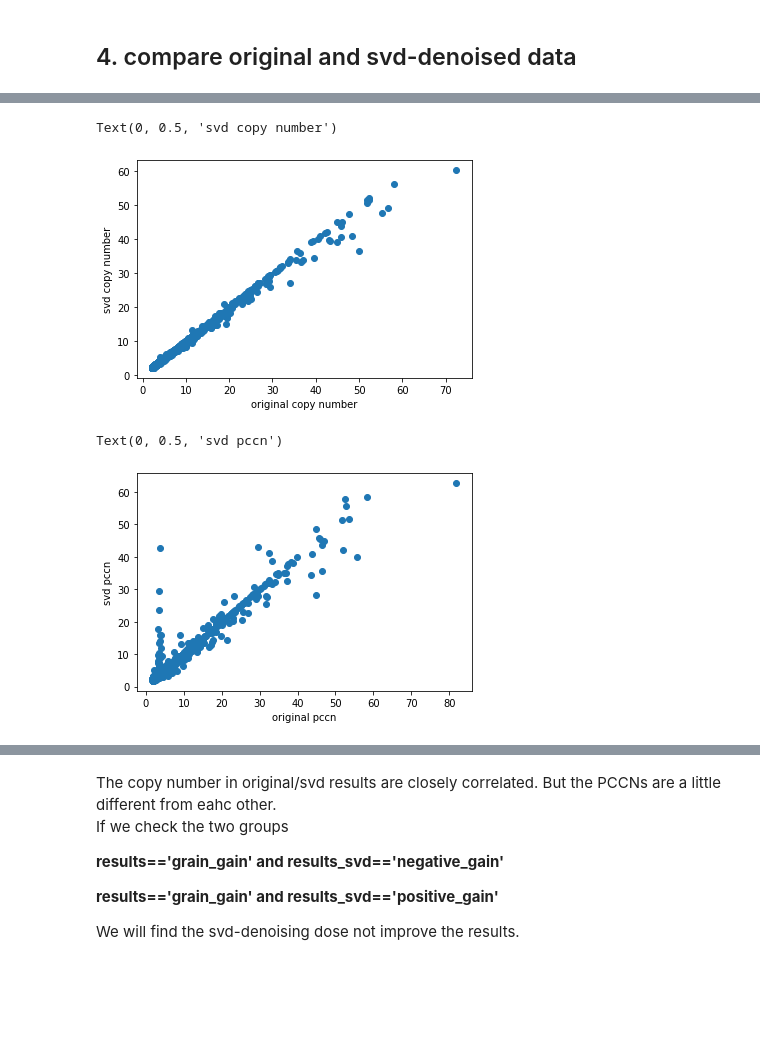
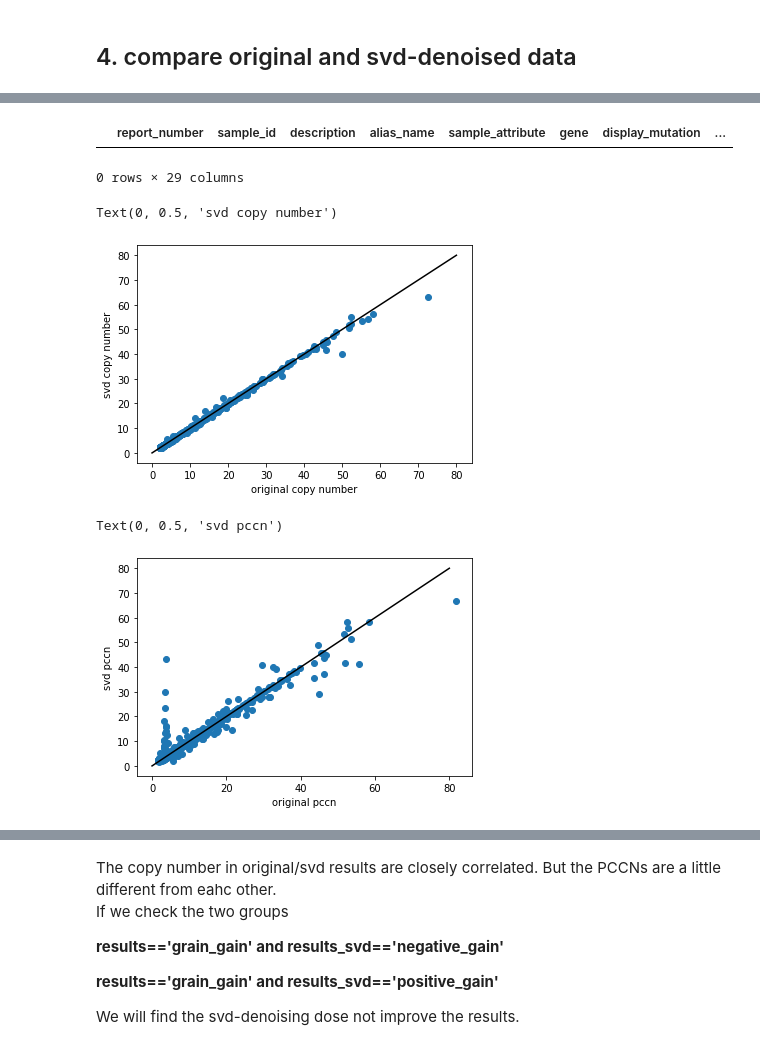
Before and after one commit to Kange2014/CNV_gray_zone, a Jupyter notebook: gray_zone_check.ipynb, the cells around one changed output, grey strips where cells are left out. Saved outputs shown, nothing was run; the diff lists cells and outputs as text; code cells hidden in the pictures; blank space fills up the shorter version.

```diff
--- a/gray_zone_check.ipynb
+++ b/gray_zone_check.ipynb
@@ -95,9 +99,9 @@ with_ccf=with_ccf.assign(cn_tumor=lambda dataframe: (dataframe.copy_number-2*(1-
                          cn_chr  =lambda dataframe: (dataframe.cnv_p-2*(1-dataframe.used_ccf))/dataframe.used_ccf,
                          ratio   =lambda dataframe: dataframe.cn_tumor/dataframe.cn_chr)
 
-#let's set the ndigit=6, otherwise some cn_number=~4.0 but test(cn_number>=4.0)==False
-with_ccf.cn_tumor=with_ccf.cn_tumor.apply(lambda x: round(x,6))
-with_ccf.ratio=with_ccf.ratio.apply(lambda x: round(x,6))
+#let's set the ndigit (e.g. 4), otherwise some cn_number=~4.0 but test(cn_number>=4.0)==False
+with_ccf.cn_tumor=with_ccf.cn_tumor.apply(lambda x: round(x,4))
+with_ccf.ratio=with_ccf.ratio.apply(lambda x: round(x,4))
 with_ccf['results']=with_ccf.apply(lambda row: classify(row), axis=1)
 # %%
 #save results
@@ -135,9 +139,11 @@ pd.DataFrame(with_ccf.groupby(by=['results','selected']).size())
 # %%
 #read svd data
+#I rename the columns in svd data. In this way, we can use the same code to compute cn_tumor/cn_chr/ratio,
+#and apply the classify function easily on svd data.
 svd_data1=pd.read_csv('before220208.svd_cnv.csv',header=0,na_values='-',
-                     names=['sample_id','gene','copy_number','pccn'])
+                     names=['sample_id','gene','copy_number','pccn','mapd_svd','mapd'])
 svd_data2=pd.read_csv('after220208.svd_cnv.csv',header=0,na_values='-',
-                     names=['sample_id','gene','copy_number','pccn'])
+                     names=['sample_id','gene','copy_number','pccn','mapd_svd','mapd'])
 svd_data=pd.concat([svd_data1,svd_data2])
 svd_data.shape
 # %% [output]
@@ -151,5 +157,7 @@ svd_data.shape
 # %%
 #add used_ccf to svd_data, then we can cassify svd_data using the function classify
 svd_data=svd_data.merge(with_ccf.loc[:,['sample_id','gene','used_ccf']],on=['sample_id','gene'],how='inner').drop_duplicates()
+svd_data.copy_number=svd_data.copy_number.apply(lambda x: round(x,2))
+svd_data.pccn=svd_data.pccn.apply(lambda x: round(x,2))
 svd_data.shape
 # %% [output]
@@ -166,11 +174,12 @@ svd_data.head()
 # %%
+
 #svd_data: compute cn_tumor and ratio for classifying
 svd_data=svd_data.assign(cn_tumor=lambda dataframe: (dataframe.copy_number-2*(1-dataframe.used_ccf))/dataframe.used_ccf,
                          cnv_p   =lambda dataframe: dataframe.copy_number/(dataframe.pccn/2),
                          cn_chr  =lambda dataframe: (dataframe.cnv_p-2*(1-dataframe.used_ccf))/dataframe.used_ccf,
                          ratio   =lambda dataframe: dataframe.cn_tumor/dataframe.cn_chr)
-svd_data.cn_tumor=svd_data.cn_tumor.apply(lambda x: round(x,6))
-svd_data.ratio=svd_data.ratio.apply(lambda x: round(x,6))
+svd_data.cn_tumor=svd_data.cn_tumor.apply(lambda x: round(x,4))
+svd_data.ratio=svd_data.ratio.apply(lambda x: round(x,4))
 svd_data['results']=svd_data.apply(lambda row: classify(row), axis=1)
 # %%
 #combine original data with the svd data
@@ -215,3 +224,8 @@ diff_data.head()
+# %%
+merged_data.loc[merged_data.results_svd.str.endswith('other'),]
+# %% [output]
+|  | report_number | sample_id | description | alias_name | sample_attribute | gene | display_mutation | ... |
+0 rows × 29 columns
 # %%
 import matplotlib.pyplot as plt
 import numpy as np
@@ -223,22 +237,23 @@ ax.scatter(merged_data['copy_number'],
 #m, b = np.polyfit(merged_data['copy_number'], merged_data['copy_number_svd'], 1)
 #plt.plot(merged_data['copy_number'],m*merged_data['copy_number']+b,color='red')
 #print(m)
-
+ax.plot([0,80],[0,80],color='black')
 ax.set_xlabel('original copy number')
 ax.set_ylabel('svd copy number')
 # %% [output]
 Text(0, 0.5, 'svd copy number')
-[figure, old version]
+[figure, new version]
 # %%
 fig=plt.figure()
 ax=fig.add_subplot(1,1,1)
 ax.scatter(merged_data['pccn'],
            merged_data['pccn_svd'])
+ax.plot([0,80],[0,80],color='black')
 ax.set_xlabel('original pccn')
 ax.set_ylabel('svd pccn')
 # %% [output]
 Text(0, 0.5, 'svd pccn')
-[figure, old version]
+[figure, new version]
 # %%
 pd.DataFrame(diff_data.groupby(by=['results','results_svd','selected']).size())
 # %% [output]
```
Also changed, not shown: parts of 26 cells of this notebook.
